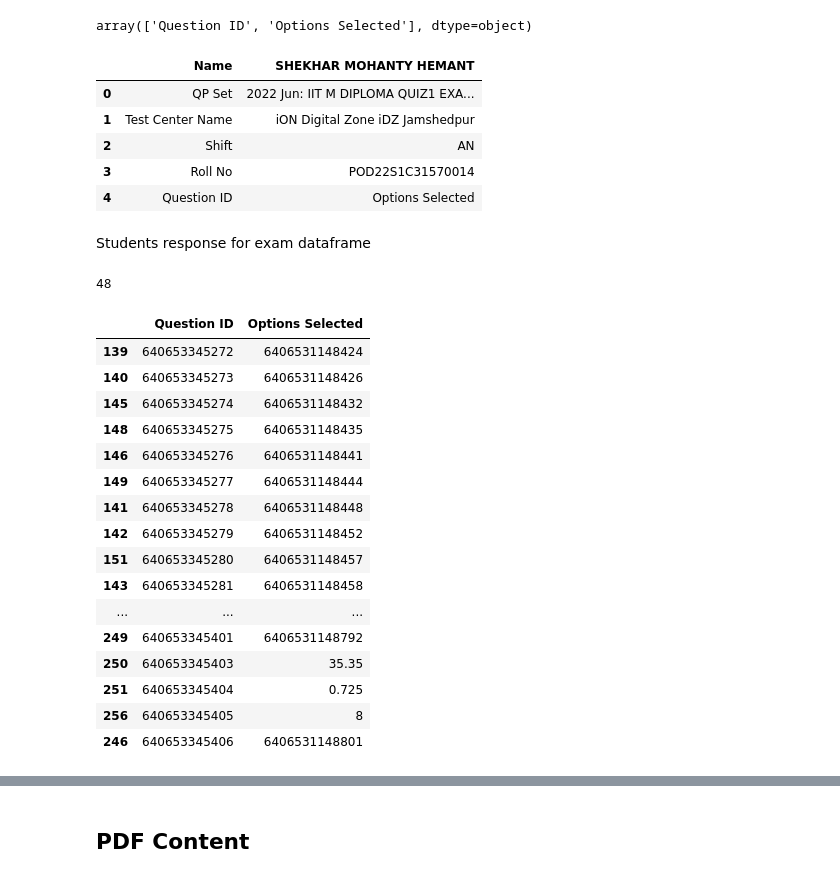
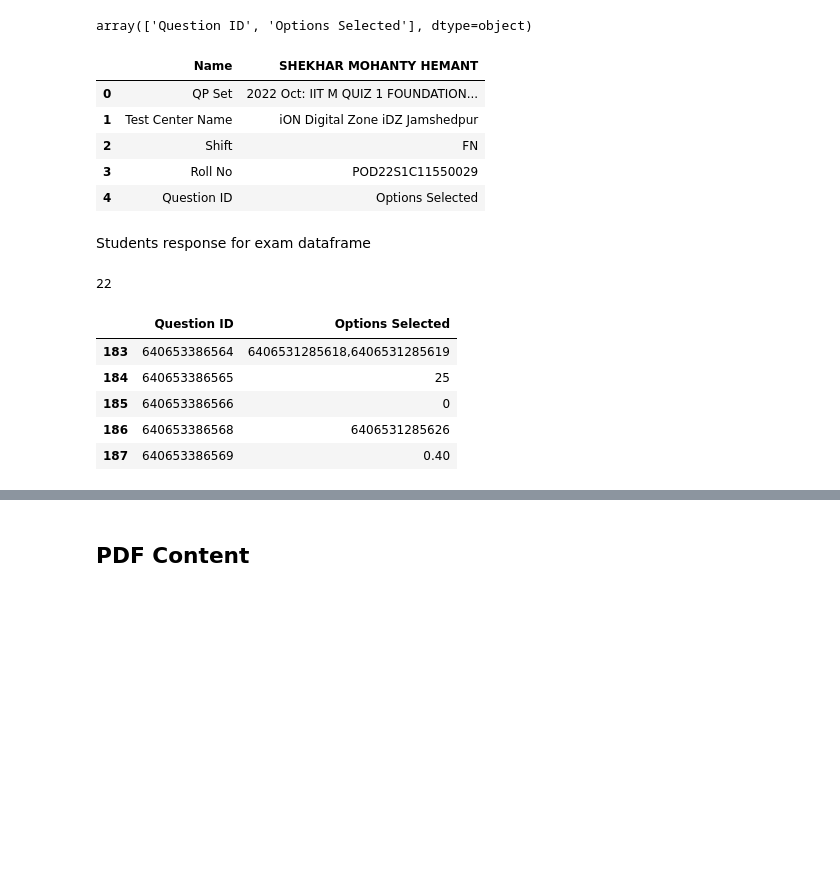
Before and after one commit to hem436/Student-s-Autograder, a Jupyter notebook: Autograder.ipynb, the cells around one changed output, grey strips where cells are left out. Saved outputs shown, nothing was run; the diff lists cells and outputs as text; code cells hidden in the pictures; blank space fills up the shorter version.

```diff
--- a/Autograder.ipynb
+++ b/Autograder.ipynb
@@ -24,4 +25,6 @@ os.getcwd()
 # %% [markdown]
 ### Reading response pdf
 # %%
-df = tabula.read_pdf('POD22S1C31570014.pdf',pages='all',multiple_tables=False)
+# POD22S1C31570014.pdf
+# POD22S1C11550029.pdf
+df = tabula.read_pdf('POD22S1C11550029.pdf',pages='all',multiple_tables=False)
@@ -51,10 +56,10 @@ array(['Question ID', 'Options Selected'], dtype=object)
 df[0].head()
 # %% [output]
 |  | Name | SHEKHAR MOHANTY HEMANT |
-| 0 | QP Set | 2022 Jun: IIT M DIPLOMA QUIZ1 EXA... |
+| 0 | QP Set | 2022 Oct: IIT M QUIZ 1 FOUNDATION... |
 | 1 | Test Center Name | iON Digital Zone iDZ Jamshedpur |
-| 2 | Shift | AN |
-| 3 | Roll No | POD22S1C31570014 |
+| 2 | Shift | FN |
+| 3 | Roll No | POD22S1C11550029 |
 | 4 | Question ID | Options Selected |
 # %%
 df1=df[0].replace(unanswered,np.nan,regex=True)
@@ -63,31 +68,20 @@ Students response for exam dataframe
 # %%
 myans=df1.dropna()
 myans.columns=myans.iloc[4].values
 myans=myans[5:]
 
 myans[my_question]=myans[my_question].apply(int)
 myans=myans.sort_values(my_question)
 print(len(myans))
-myans
+myans.tail()
 # %% [output]
-48
+22
 |  | Question ID | Options Selected |
-| 139 | 640653345272 | 6406531148424 |
-| 140 | 640653345273 | 6406531148426 |
-| 145 | 640653345274 | 6406531148432 |
-| 148 | 640653345275 | 6406531148435 |
-| 146 | 640653345276 | 6406531148441 |
-| 149 | 640653345277 | 6406531148444 |
-| 141 | 640653345278 | 6406531148448 |
-| 142 | 640653345279 | 6406531148452 |
-| 151 | 640653345280 | 6406531148457 |
-| 143 | 640653345281 | 6406531148458 |
-| ... | ... | ... |
-| 249 | 640653345401 | 6406531148792 |
-| 250 | 640653345403 | 35.35 |
-| 251 | 640653345404 | 0.725 |
-| 256 | 640653345405 | 8 |
-| 246 | 640653345406 | 6406531148801 |
+| 183 | 640653386564 | 6406531285618,6406531285619 |
+| 184 | 640653386565 | 25 |
+| 185 | 640653386566 | 0 |
+| 186 | 640653386568 | 6406531285626 |
+| 187 | 640653386569 | 0.40 |
 # %%
 
 # def replace_text(content, replacements = dict()):
```
Also changed, not shown: parts of 27 cells of this notebook.
